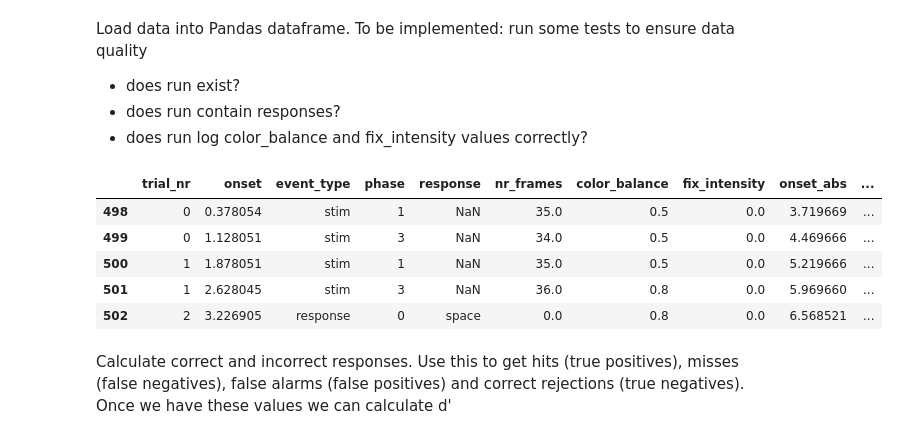
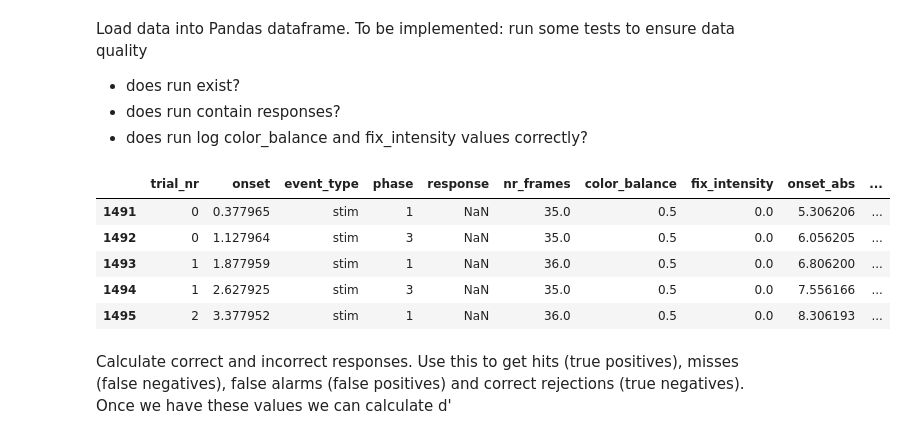
Before and after one commit to sumiyaabdi/PRF_Experiment_Checkers, a Jupyter notebook: Experiment/analysis/analysis.ipynb, the cells around one changed output. Drawn from its saved outputs; the diff is of its cells as text; code cells hidden in the pictures.

```diff
--- a/Experiment/analysis/analysis.ipynb
+++ b/Experiment/analysis/analysis.ipynb
@@ -24,14 +25,14 @@ Load data into Pandas dataframe. To be implemented: run some tests to ensure dat
 # %%
 f_names = glob.glob("logs/*/*.tsv")
 all_logs = load_data(f_names)
-all_logs[(all_logs.run == '11')].head()
+all_logs[(all_logs.run == '12')].head()
 # %% [output]
 |  | trial_nr | onset | event_type | phase | response | nr_frames | color_balance | fix_intensity | onset_abs | ... |
-| 498 | 0 | 0.378054 | stim | 1 | NaN | 35.0 | 0.5 | 0.0 | 3.719669 | ... |
-| 499 | 0 | 1.128051 | stim | 3 | NaN | 34.0 | 0.5 | 0.0 | 4.469666 | ... |
-| 500 | 1 | 1.878051 | stim | 1 | NaN | 35.0 | 0.5 | 0.0 | 5.219666 | ... |
-| 501 | 1 | 2.628045 | stim | 3 | NaN | 36.0 | 0.8 | 0.0 | 5.969660 | ... |
-| 502 | 2 | 3.226905 | response | 0 | space | 0.0 | 0.8 | 0.0 | 6.568521 | ... |
+| 1491 | 0 | 0.377965 | stim | 1 | NaN | 35.0 | 0.5 | 0.0 | 5.306206 | ... |
+| 1492 | 0 | 1.127964 | stim | 3 | NaN | 35.0 | 0.5 | 0.0 | 6.056205 | ... |
+| 1493 | 1 | 1.877959 | stim | 1 | NaN | 36.0 | 0.5 | 0.0 | 6.806200 | ... |
+| 1494 | 1 | 2.627925 | stim | 3 | NaN | 35.0 | 0.5 | 0.0 | 7.556166 | ... |
+| 1495 | 2 | 3.377952 | stim | 1 | NaN | 36.0 | 0.5 | 0.0 | 8.306193 | ... |
 # %% [markdown]
 Calculate correct and incorrect responses. Use this to get hits (true positives), misses (false negatives), false alarms (false positives) and correct rejections (true negatives). Once we have these values we can calculate d'
 # %%
```
Also changed, not shown: parts of 7 cells of this notebook, 1 other file.
